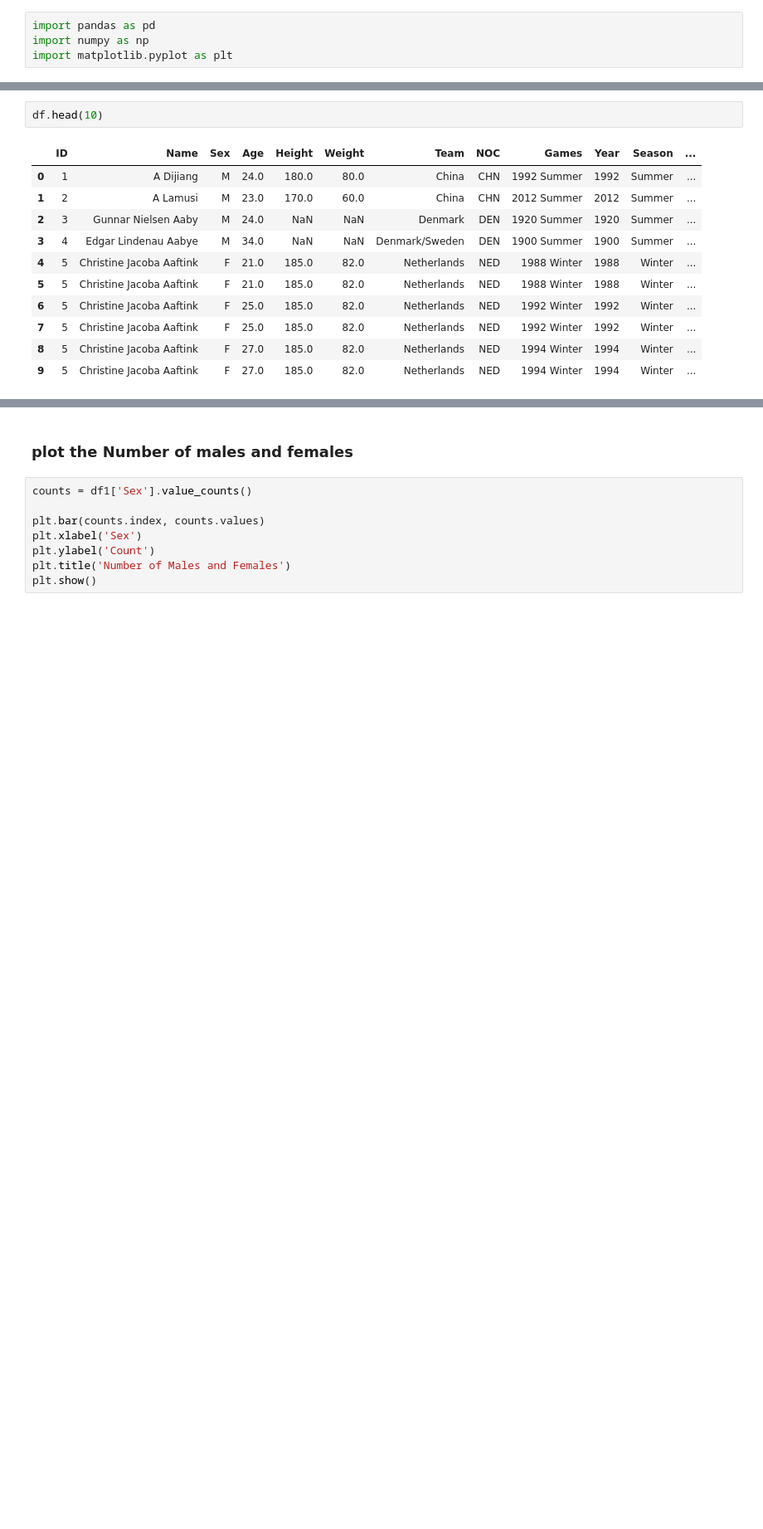
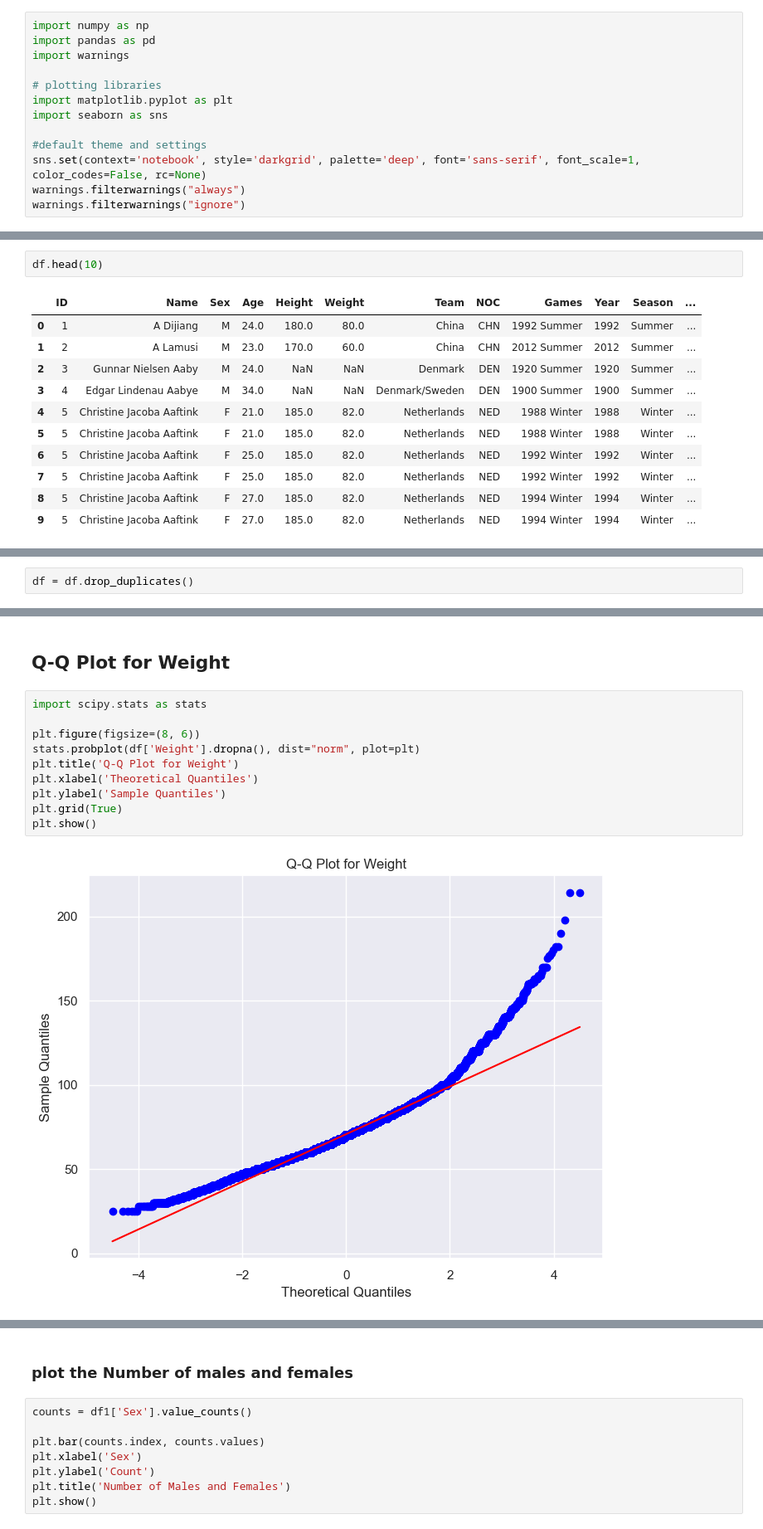
Before and after one commit to BassamSaleh99/Olympic-EDA, a Jupyter notebook: Olympic-EDA.ipynb, the cells around one changed output, grey strips where cells are left out. Shown at 83% size. Drawn from its saved outputs; the diff is of its cells as text; blank space fills up the shorter version.

Commit message:
Add Q-Q plots for weight, height, and age; handle missing values with median/mean imputation

```diff
--- a/Olympic-EDA.ipynb
+++ b/Olympic-EDA.ipynb
@@ -3,9 +5,18 @@
 # %% [markdown]
 # Import the libraries
 # %%
+import numpy as np
 import pandas as pd
-import numpy as np
+import warnings
+
+# plotting libraries
 import matplotlib.pyplot as plt
+import seaborn as sns
+
+#default theme and settings
+sns.set(context='notebook', style='darkgrid', palette='deep', font='sans-serif', font_scale=1, color_codes=False, rc=None)
+warnings.filterwarnings("always")
+warnings.filterwarnings("ignore")
 # %% [markdown]
 # Read the data
 # %%
@@ -36,0 +82,2 @@ df1 = df1.drop_duplicates()
+# %%
+df = df.drop_duplicates()
@@ -55,0 +110,14 @@ dtype: int64
+# %% [markdown]
+## Q-Q Plot for Weight
+# %%
+import scipy.stats as stats
+
+plt.figure(figsize=(8, 6))
+stats.probplot(df['Weight'].dropna(), dist="norm", plot=plt)
+plt.title('Q-Q Plot for Weight')
+plt.xlabel('Theoretical Quantiles')
+plt.ylabel('Sample Quantiles')
+plt.grid(True)
+plt.show()
+# %% [output]
+[figure, added]
```
Also changed, not shown: parts of 20 cells of this notebook.
